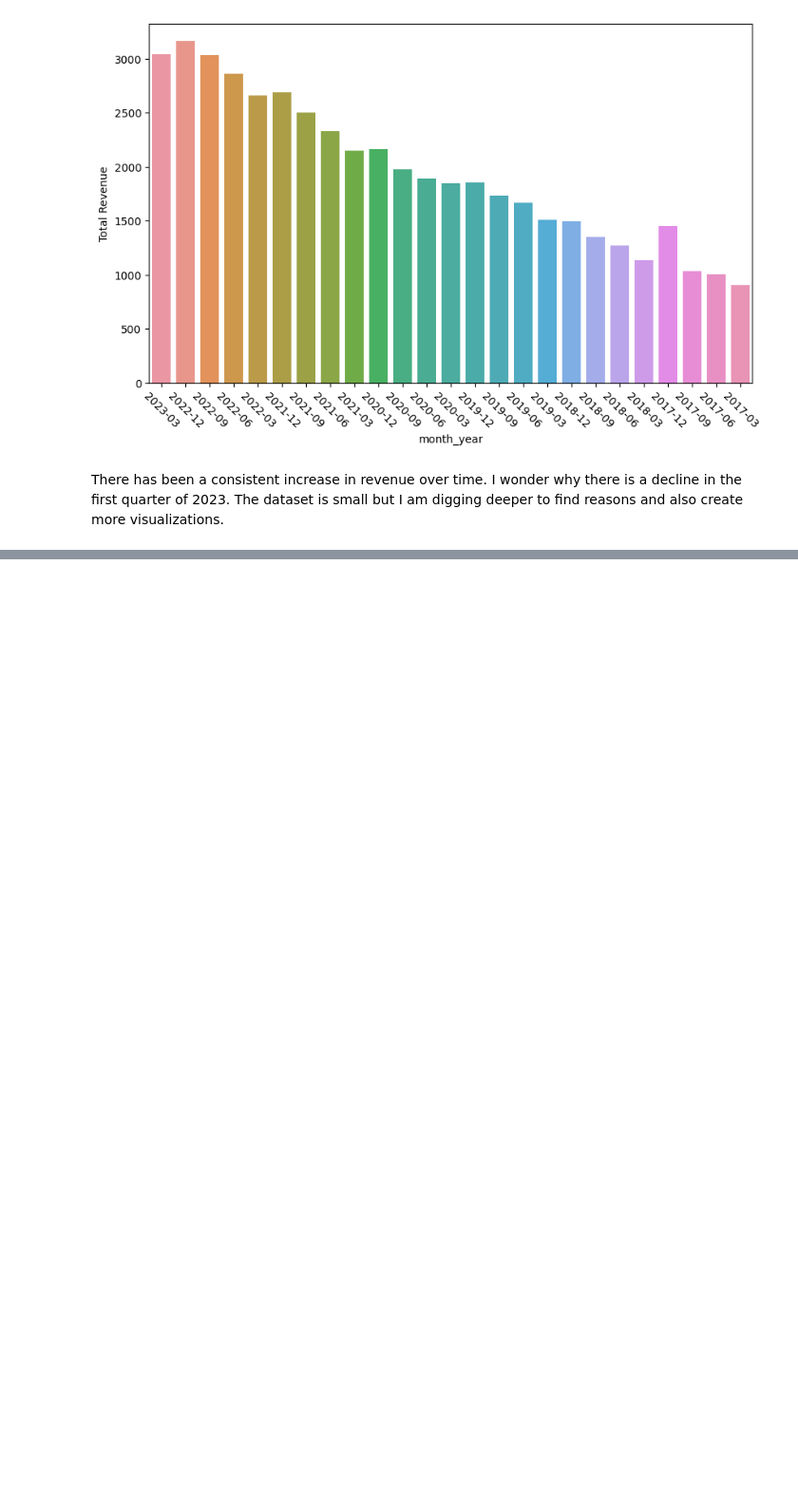
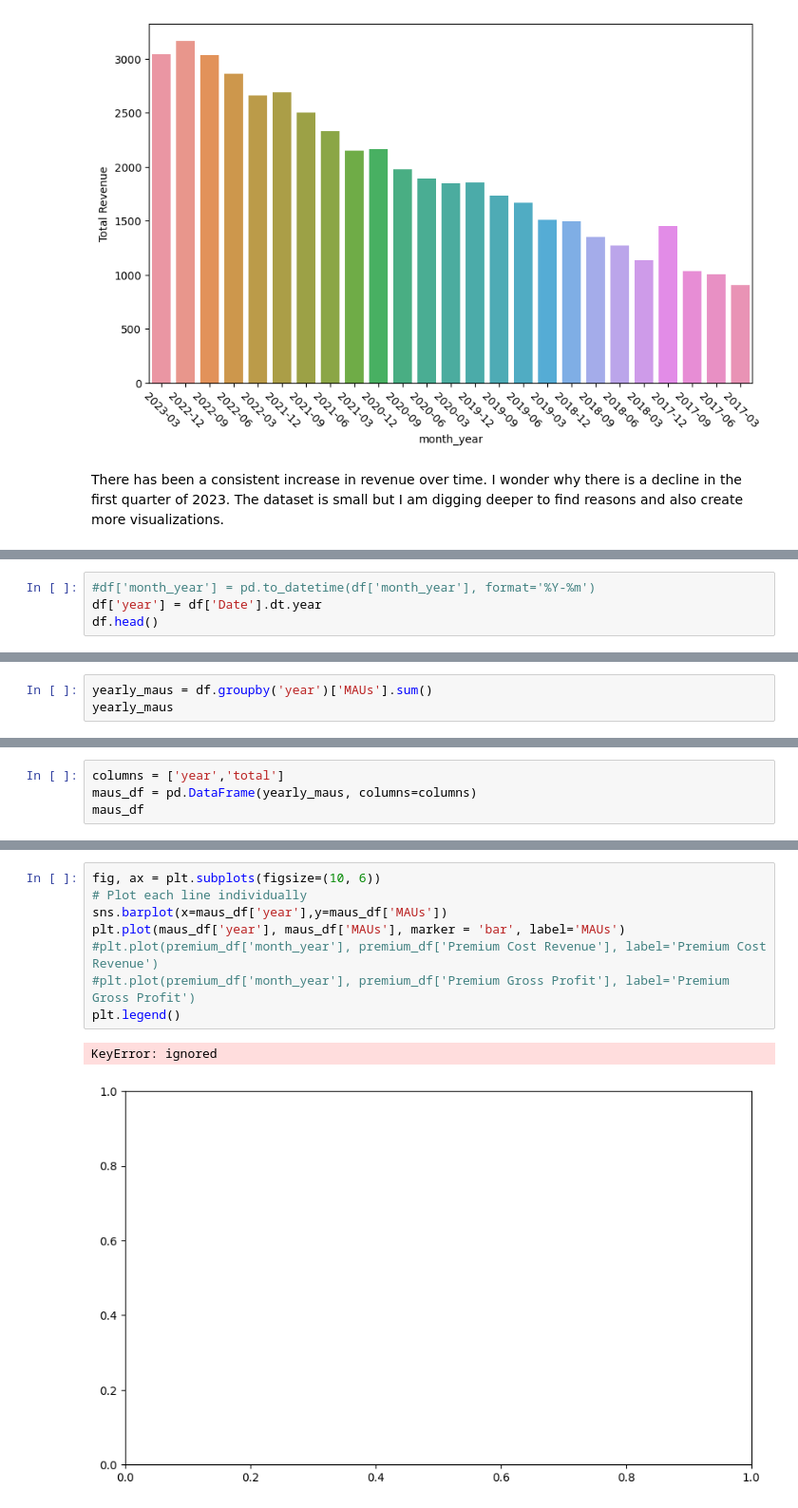
Before and after one commit to WinnieSue/revenue-expenses-viz, a Jupyter notebook: Spotify.ipynb, the cells around one changed output, grey strips where cells are left out. Shown at 95% size. Cells and saved outputs as stored; diff of their text form; blank space fills up the shorter version.

```diff
--- a/Spotify.ipynb
+++ b/Spotify.ipynb
@@ -137,0 +212,4 @@ There has been a consistent increase in revenue over time. I wonder why there is
+# %%
+#df['month_year'] = pd.to_datetime(df['month_year'], format='%Y-%m')
+df['year'] = df['Date'].dt.year
+df.head()
@@ -137,0 +223,3 @@ There has been a consistent increase in revenue over time. I wonder why there is
+# %%
+yearly_maus = df.groupby('year')['MAUs'].sum()
+yearly_maus
@@ -137,0 +236,4 @@ There has been a consistent increase in revenue over time. I wonder why there is
+# %%
+columns = ['year','total']
+maus_df = pd.DataFrame(yearly_maus, columns=columns)
+maus_df
@@ -137,0 +294,11 @@ There has been a consistent increase in revenue over time. I wonder why there is
+# %%
+fig, ax = plt.subplots(figsize=(10, 6))
+# Plot each line individually
+sns.barplot(x=maus_df['year'],y=maus_df['MAUs'])
+plt.plot(maus_df['year'], maus_df['MAUs'], marker = 'bar', label='MAUs')
+#plt.plot(premium_df['month_year'], premium_df['Premium Cost Revenue'], label='Premium Cost Revenue')
+#plt.plot(premium_df['month_year'], premium_df['Premium Gross Profit'], label='Premium Gross Profit')
+plt.legend()
+# %% [output]
+KeyError: ignored
+[figure, added]
```
Also changed, not shown: parts of 16 cells of this notebook.
